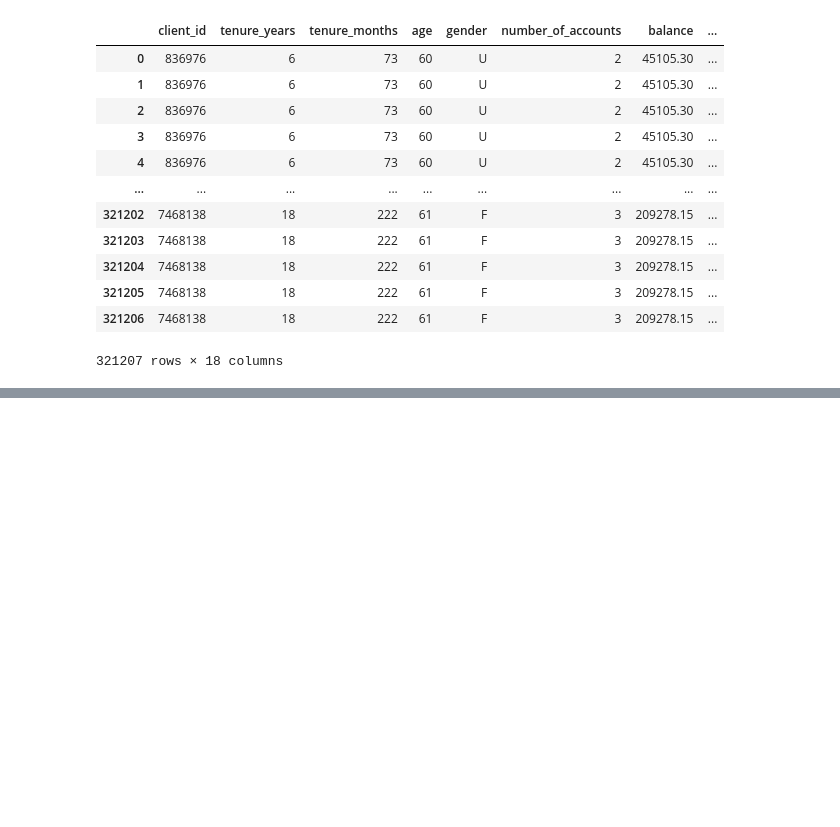
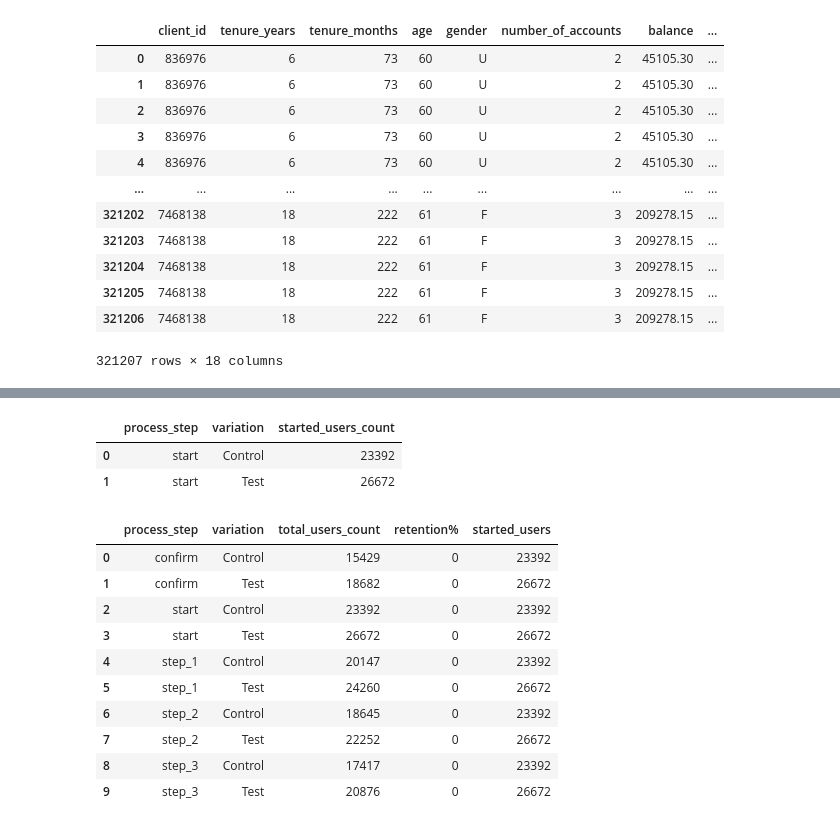
Before and after one commit to vijayendra-k/AB-Testing, a Jupyter notebook: AB-Testing.ipynb, the cells around one changed output, grey strips where cells are left out. Cells and saved outputs as stored; diff of their text form; code cells hidden in the pictures; blank space fills up the shorter version.

Commit message:
integrated another column for calculating retention

```diff
--- a/AB-Testing.ipynb
+++ b/AB-Testing.ipynb
@@ -798,0 +788,27 @@ Name: started_users_count, dtype: int64
+# %%
+started_users
+# %% [output]
+|  | process_step | variation | started_users_count |
+| 0 | start | Control | 23392 |
+| 1 | start | Test | 26672 |
+# %%
+variationprocessgrouped=users_count
+# %%
+retention_control=started_users[started_users['variation']=='Control']['started_users_count']
+retention_test=started_users[started_users['variation']=='Test']['started_users_count']
+# %%
+variationprocessgrouped['started_users']=variationprocessgrouped['variation'].apply(lambda x: retention_control.iloc[0] if x=='Control' else retention_test.iloc[0])
+# %%
+variationprocessgrouped
+# %% [output]
+|  | process_step | variation | total_users_count | retention% | started_users |
+| 0 | confirm | Control | 15429 | 0 | 23392 |
+| 1 | confirm | Test | 18682 | 0 | 26672 |
+| 2 | start | Control | 23392 | 0 | 23392 |
+| 3 | start | Test | 26672 | 0 | 26672 |
+| 4 | step_1 | Control | 20147 | 0 | 23392 |
+| 5 | step_1 | Test | 24260 | 0 | 26672 |
+| 6 | step_2 | Control | 18645 | 0 | 23392 |
+| 7 | step_2 | Test | 22252 | 0 | 26672 |
+| 8 | step_3 | Control | 17417 | 0 | 23392 |
+| 9 | step_3 | Test | 20876 | 0 | 26672 |
```
Also changed, not shown: parts of 8 cells of this notebook.
